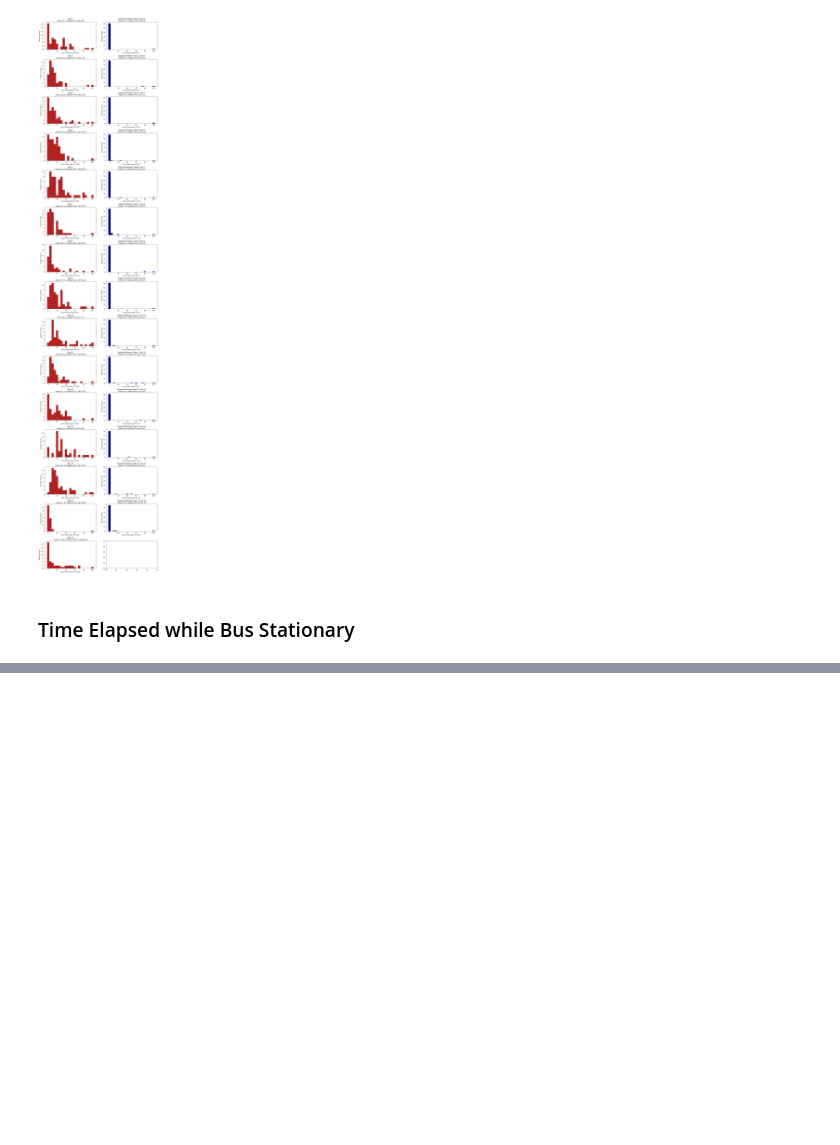
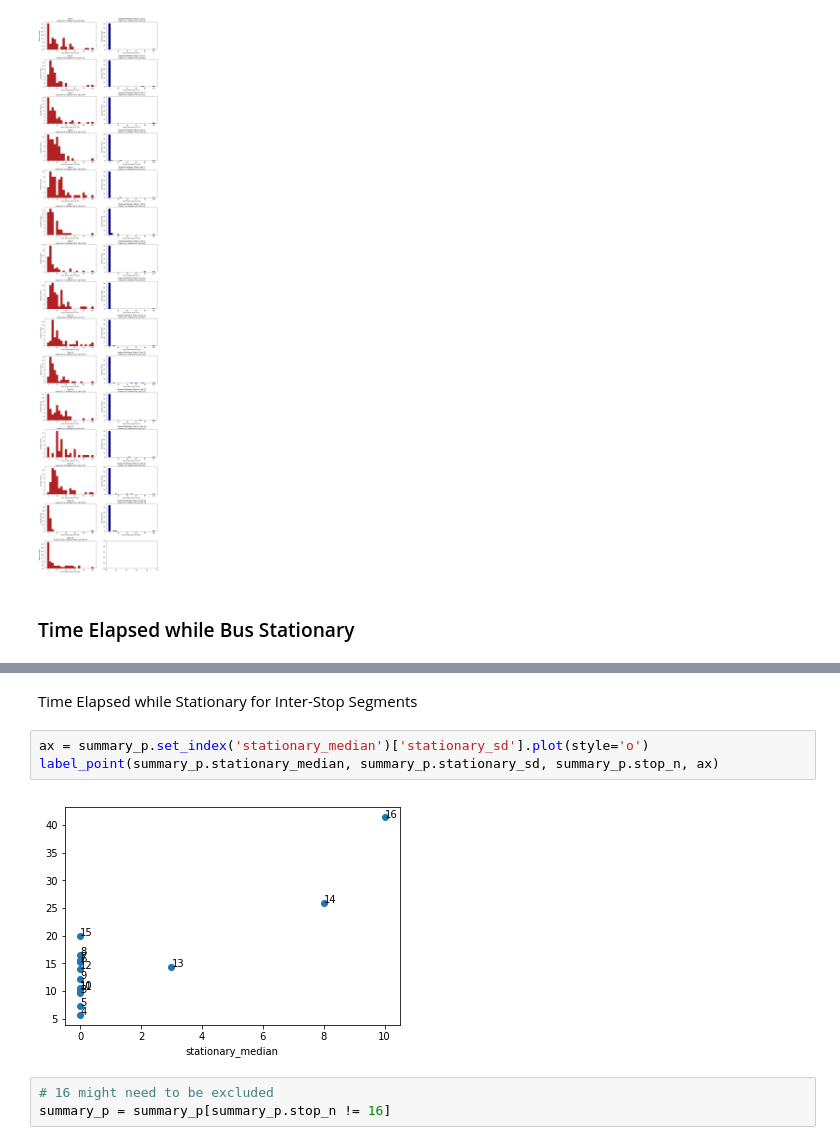
Before and after one commit to ehabebeid/ehabebeid.github.io, a Jupyter notebook: bus_avl/index.ipynb, the cells around one changed output, grey strips where cells are left out. Saved outputs shown, nothing was run; the diff lists cells and outputs as text; blank space fills up the shorter version.

```diff
--- a/bus_avl/index.ipynb
+++ b/bus_avl/index.ipynb
@@ -490,0 +540,10 @@ show_segment_hists(segment_durations, "Secs of vehicle stationary")
+# %% [markdown]
+Time Elapsed while Stationary for Inter-Stop Segments
+# %%
+ax = summary_p.set_index('stationary_median')['stationary_sd'].plot(style='o')
+label_point(summary_p.stationary_median, summary_p.stationary_sd, summary_p.stop_n, ax)
+# %% [output]
+[figure, added]
+# %%
+# 16 might need to be excluded
+summary_p = summary_p[summary_p.stop_n != 16]
```
Also changed, not shown: parts of 16 cells of this notebook.
